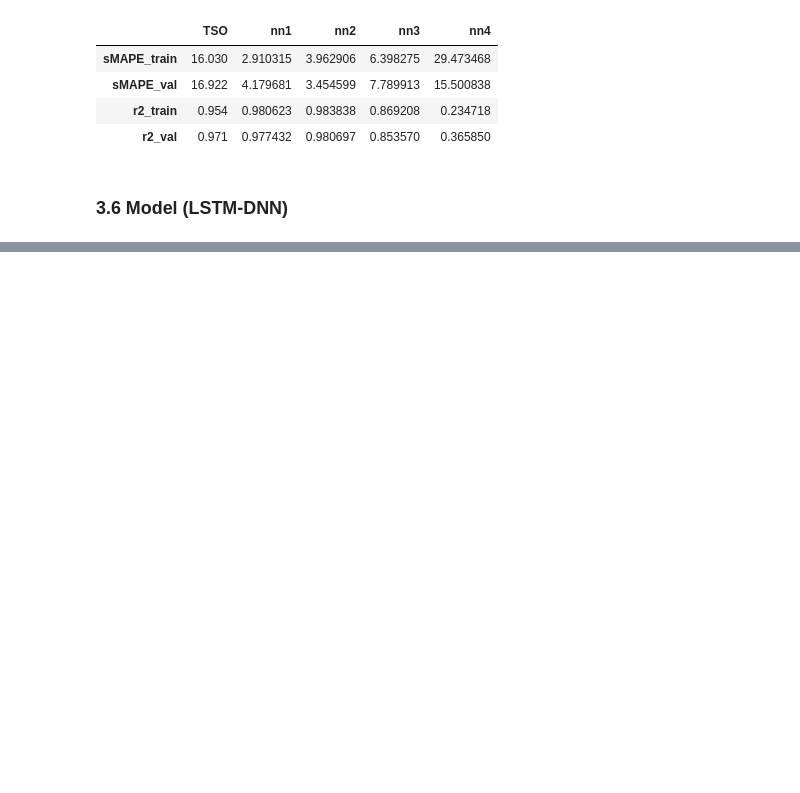
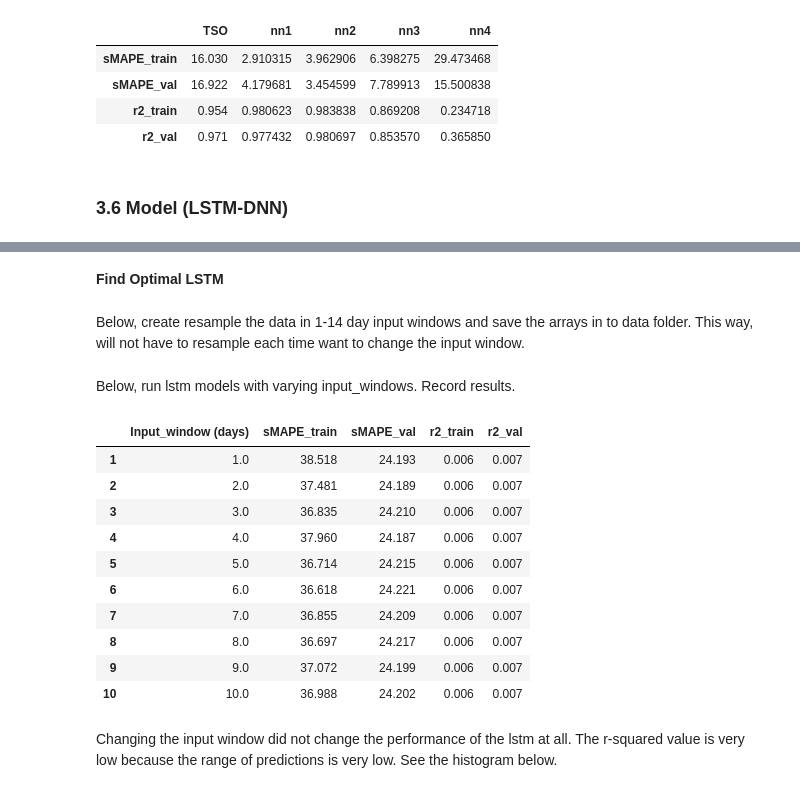
Before and after one commit to EvanHolder/Predicting-Energy-Markets-in-Spain, a Jupyter notebook: notebooks/NeuralNets.ipynb, the cells around one changed output, grey strips where cells are left out. Saved outputs shown, nothing was run; the diff lists cells and outputs as text; code cells hidden in the pictures; blank space fills up the shorter version.

```diff
--- a/notebooks/NeuralNets.ipynb
+++ b/notebooks/NeuralNets.ipynb
@@ -810,0 +825,55 @@ Epoch 11/200
+# %% [markdown]
+**Find Optimal LSTM**
+# %% [markdown]
+Below, create resample the data in 1-14 day input windows and save the arrays in to data folder.  This way, will not have to resample each time want to change the input window.
+# %%
+for days in range(1,15):
+    X_train_temp, y_train_temp = resample((X_train_lstm, y_train), 24*days, 24, 24)
+    X_val_temp, y_val_temp = resample((X_val_lstm, y_val), 24*days, 24, 24)
+
+    # Save data
+    np.save(f'../data/nn_data/X_train_inputWin_{days}_days', X_train_temp)
+    np.save(f'../data/nn_data/X_val_inputWin_{days}_days', X_val_temp)
+# %% [markdown]
+Below, run lstm models with varying input_windows. Record results.
+# %%
+# Create dataframe to hold results
+results_lstm = pd.DataFrame(index=['Input_window (days)','sMAPE_train', 'sMAPE_val', 'r2_train', 'r2_val'])
+
+# For each number of days in input window
+for days in range(1,11):
+
+    # Load resampled data
+    X_train_lstm = np.load(f'../data/nn_data/X_train_inputWin_{days}_days.npy')
+    X_val_lstm = np.load(f'../data/nn_data/X_val_inputWin_{days}_days.npy')
+
+    # Specify shape for lstm
+    input_shape = (X_train_lstm.shape[1], X_train_lstm.shape[2])
+
+    # Instantiate model and build layers
+    nn = models.Sequential()
+    nn.add(layers.LSTM(83, activation='tanh', input_shape=input_shape))
+    nn.add(layers.RepeatVector(y_train_lstm.shape[1]))
+    nn.add(layers.LSTM(24, activation='tanh', return_sequences=True))
+    nn.add(TimeDistributed(layers.Dense(1)))
+
+    # Compile and fit lstm
+    lstm = compile_fit(nn, (X_train_lstm, y_train_lstm), (X_val_lstm, y_val_lstm))
+    results_lstm[days] = compute_metrics(lstm, days, (X_train_lstm, y_train_lstm), (X_val_lstm, y_val_lstm))
+
+# Preview results
+results_lstm.T
+# %% [output]
+|  | Input_window (days) | sMAPE_train | sMAPE_val | r2_train | r2_val |
+| 1 | 1.0 | 38.518 | 24.193 | 0.006 | 0.007 |
+| 2 | 2.0 | 37.481 | 24.189 | 0.006 | 0.007 |
+| 3 | 3.0 | 36.835 | 24.210 | 0.006 | 0.007 |
+| 4 | 4.0 | 37.960 | 24.187 | 0.006 | 0.007 |
+| 5 | 5.0 | 36.714 | 24.215 | 0.006 | 0.007 |
+| 6 | 6.0 | 36.618 | 24.221 | 0.006 | 0.007 |
+| 7 | 7.0 | 36.855 | 24.209 | 0.006 | 0.007 |
+| 8 | 8.0 | 36.697 | 24.217 | 0.006 | 0.007 |
+| 9 | 9.0 | 37.072 | 24.199 | 0.006 | 0.007 |
+| 10 | 10.0 | 36.988 | 24.202 | 0.006 | 0.007 |
+# %% [markdown]
+Changing the input window did not change the performance of the lstm at all. The r-squared value is very low because the range of predictions is very low. See the histogram below.
```
Also changed, not shown: parts of 66 cells of this notebook.
